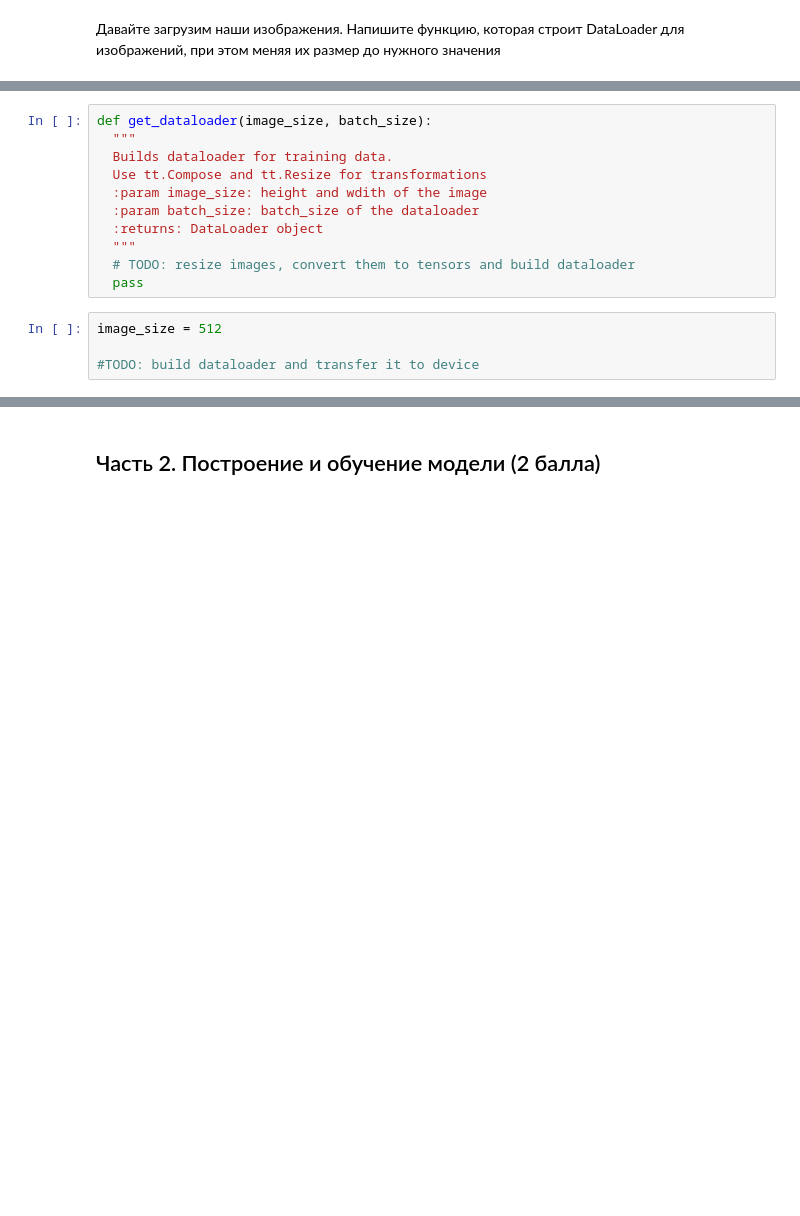
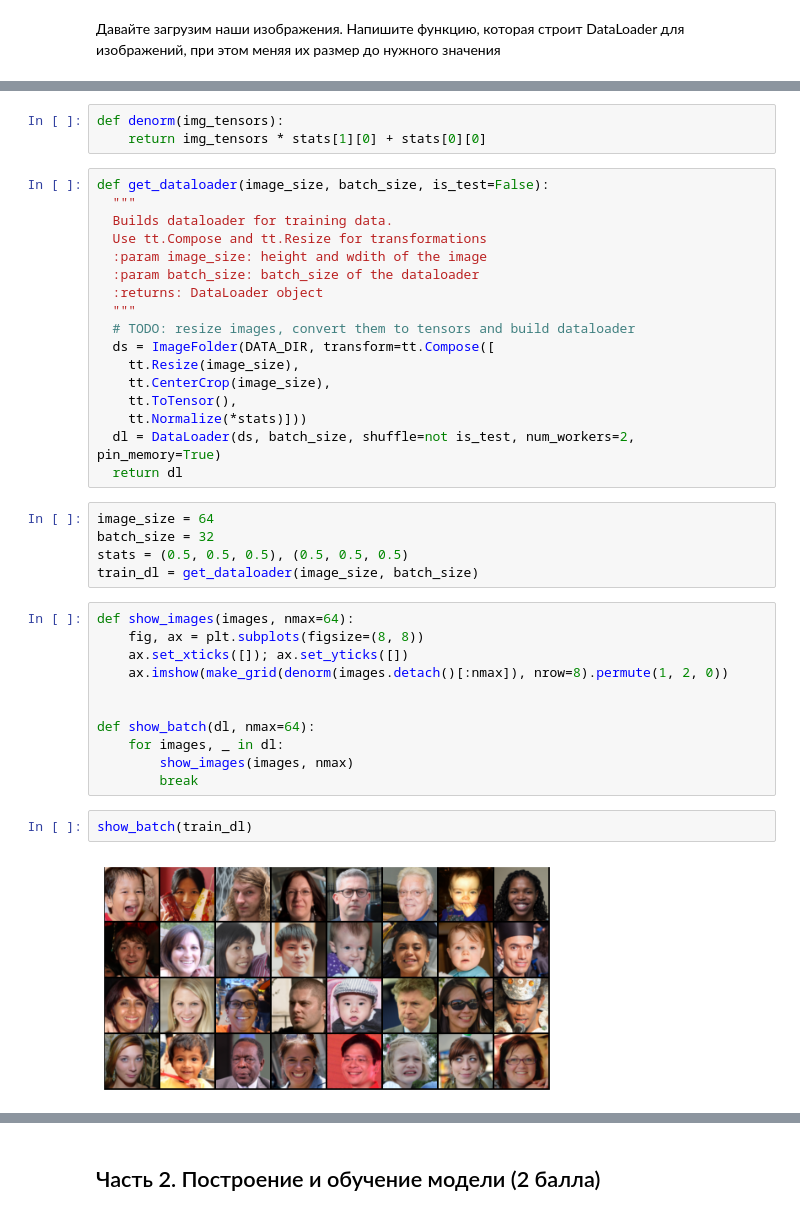
Before and after one commit to imvladikon/deep_learning_school, a Jupyter notebook: semester_1/week_10/hw_gan.ipynb, the cells around one changed output, grey strips where cells are left out. Cells and saved outputs as stored; diff of their text form; blank space fills up the shorter version.

```diff
--- a/semester_1/week_10/hw_gan.ipynb
+++ b/semester_1/week_10/hw_gan.ipynb
@@ -33,5 +43,8 @@ sns.set(style='darkgrid', font_scale=1.2)
+# %%
+def denorm(img_tensors):
+    return img_tensors * stats[1][0] + stats[0][0]
 # %%
-def get_dataloader(image_size, batch_size):
+def get_dataloader(image_size, batch_size, is_test=False):
   """
   Builds dataloader for training data.
   Use tt.Compose and tt.Resize for transformations
@@ -40,8 +53,30 @@ def get_dataloader(image_size, batch_size):
   :returns: DataLoader object
   """
   # TODO: resize images, convert them to tensors and build dataloader
-  pass
+  ds = ImageFolder(DATA_DIR, transform=tt.Compose([
+    tt.Resize(image_size),
+    tt.CenterCrop(image_size),
+    tt.ToTensor(),
+    tt.Normalize(*stats)]))
+  dl = DataLoader(ds, batch_size, shuffle=not is_test, num_workers=2, pin_memory=True)
+  return dl
-# %%
-image_size = 512
-
-#TODO: build dataloader and transfer it to device
+# %%
+image_size = 64
+batch_size = 32
+stats = (0.5, 0.5, 0.5), (0.5, 0.5, 0.5)
+train_dl = get_dataloader(image_size, batch_size)
+# %%
+def show_images(images, nmax=64):
+    fig, ax = plt.subplots(figsize=(8, 8))
+    ax.set_xticks([]); ax.set_yticks([])
+    ax.imshow(make_grid(denorm(images.detach()[:nmax]), nrow=8).permute(1, 2, 0))
+
+
+def show_batch(dl, nmax=64):
+    for images, _ in dl:
+        show_images(images, nmax)
+        break
+# %%
+show_batch(train_dl)
+# %% [output]
+[figure, added]
```
Also changed, not shown: parts of 53 cells of this notebook, 1 other file.
